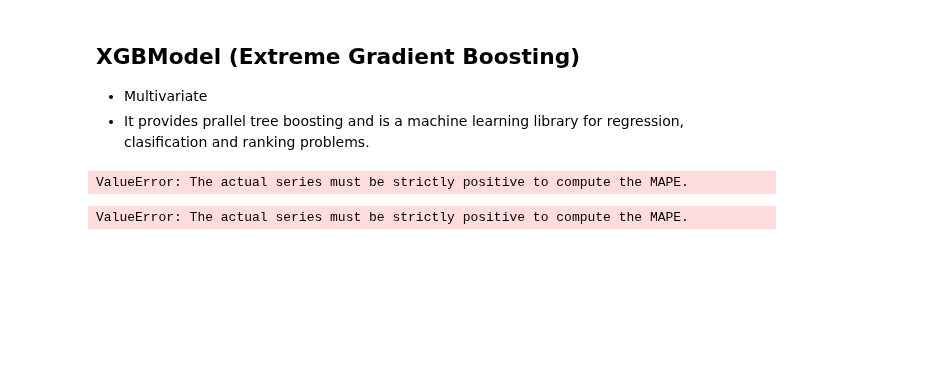
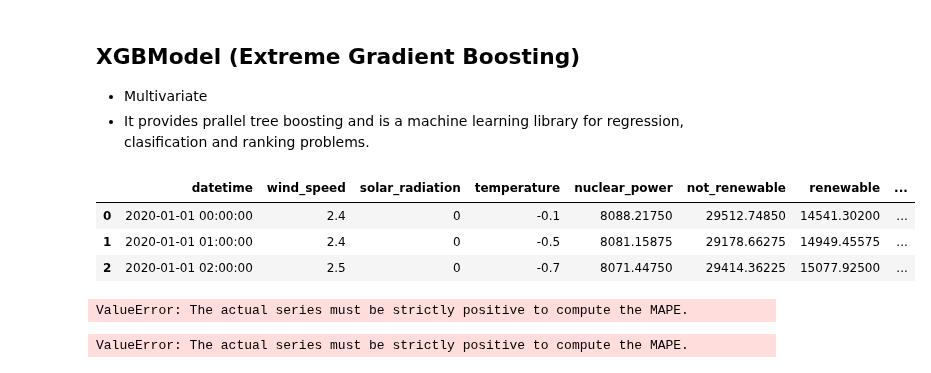
Before and after one commit to M-123-456/team-6-energy-costs, a Jupyter notebook: analysis/time_series_analysis/forecasting_models/XGBModel.ipynb, the cells around one changed output. Saved outputs shown, nothing was run; the diff lists cells and outputs as text; code cells hidden in the pictures; blank space fills up the shorter version.

```diff
--- a/analysis/time_series_analysis/forecasting_models/XGBModel.ipynb
+++ b/analysis/time_series_analysis/forecasting_models/XGBModel.ipynb
@@ -13,5 +13,12 @@ import numpy as np
 df = pd.read_csv('../../../data/prepared/df_energy_climate_2020.csv')
 # %%
 df = df.drop(['date', 'day_of_week', 'time', 'month'], axis=1)
+# %%
+df.head(3)
+# %% [output]
+|  | datetime | wind_speed | solar_radiation | temperature | nuclear_power | not_renewable | renewable | ... |
+| 0 | 2020-01-01 00:00:00 | 2.4 | 0 | -0.1 | 8088.21750 | 29512.74850 | 14541.30200 | ... |
+| 1 | 2020-01-01 01:00:00 | 2.4 | 0 | -0.5 | 8081.15875 | 29178.66275 | 14949.45575 | ... |
+| 2 | 2020-01-01 02:00:00 | 2.5 | 0 | -0.7 | 8071.44750 | 29414.36225 | 15077.92500 | ... |
 # %%
 # Create a TimeSeries, specifying the time and value columns
```
Also changed, not shown: parts of 1 cell of this notebook, 3 other files.
